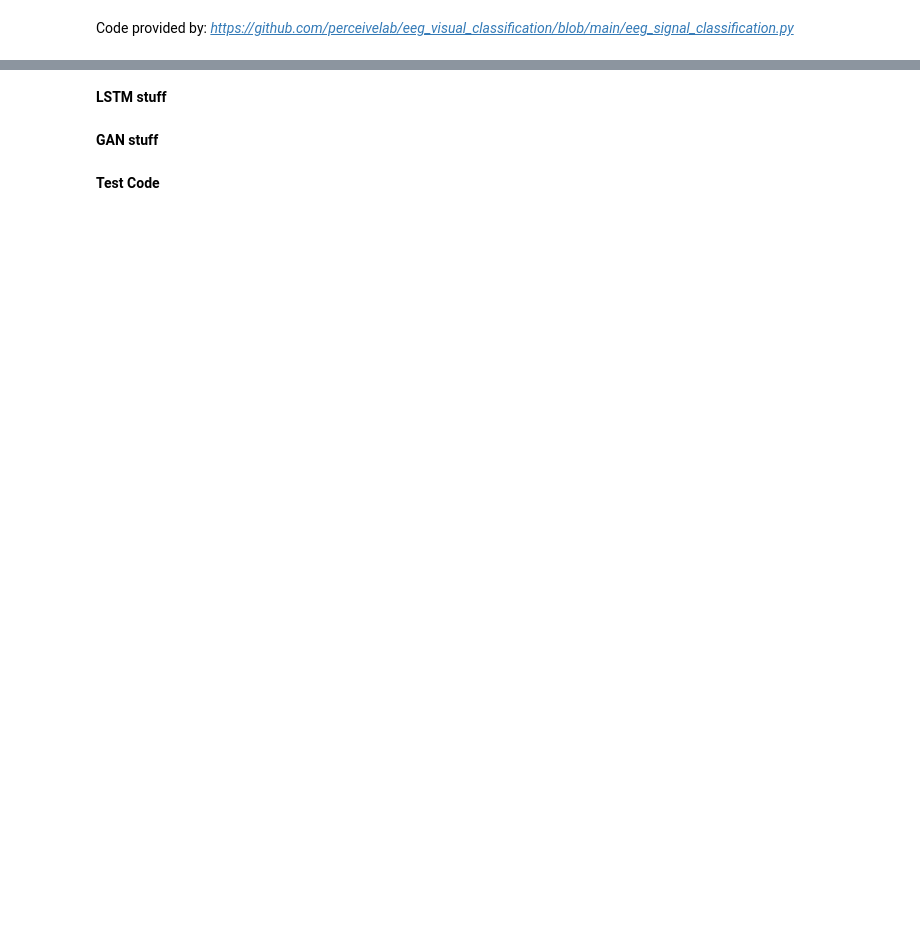
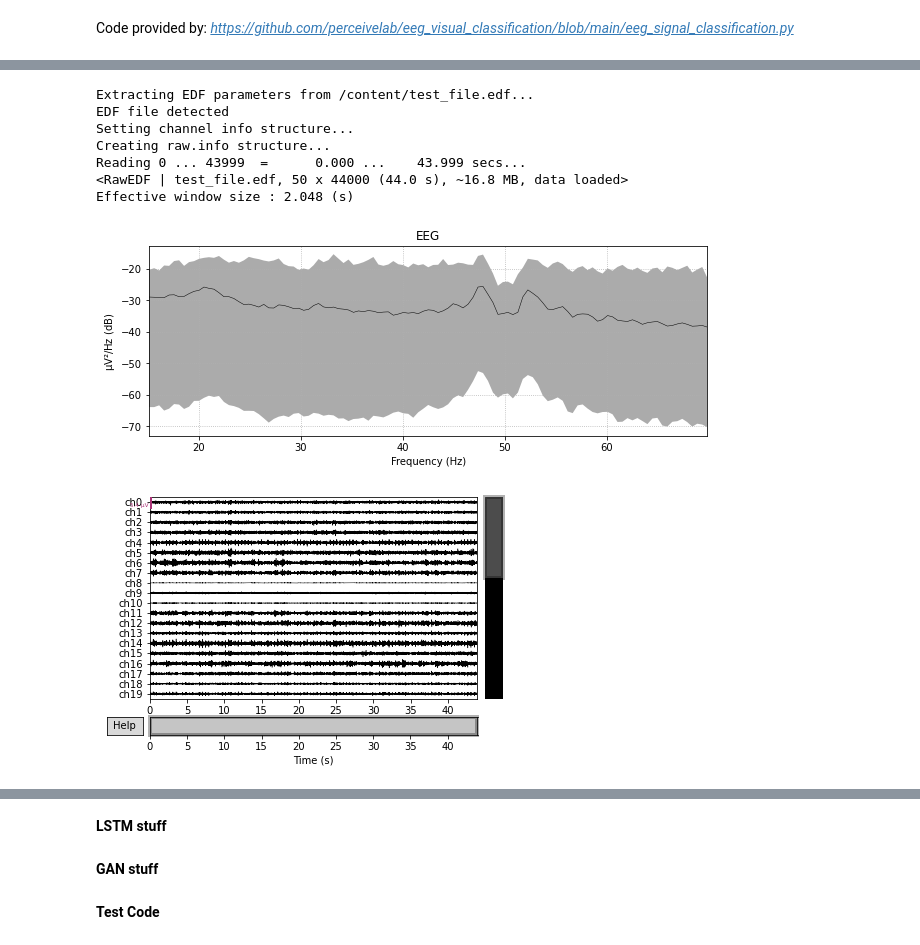
Before and after one commit to acardara/EEG-Decoding-to-Images, a Jupyter notebook: CSE_247_Project.ipynb, the cells around one changed output, grey strips where cells are left out. Drawn from its saved outputs; the diff is of its cells as text; code cells hidden in the pictures; blank space fills up the shorter version.

```diff
--- a/CSE_247_Project.ipynb
+++ b/CSE_247_Project.ipynb
@@ -144,0 +351,20 @@ class EEGDataset:
+# %%
+# write an edf file
+ch = 50
+signals = list(data.transpose(2,0,1)[0:ch,0:100,:])
+channel_names = list('ch'+str(i) for i in range(0,ch))
+signal_headers = highlevel.make_signal_headers(channel_names, sample_rate=1000)
+header = highlevel.make_header()
+highlevel.write_edf('test_file.edf', signals, signal_headers, header)
+
+visualizeData(test_path)
+# %% [output]
+Extracting EDF parameters from /content/test_file.edf...
+EDF file detected
+Setting channel info structure...
+Creating raw.info structure...
+Reading 0 ... 43999  =      0.000 ...    43.999 secs...
+<RawEDF | test_file.edf, 50 x 44000 (44.0 s), ~16.8 MB, data loaded>
+Effective window size : 2.048 (s)
+[figure, added]
+[figure, added]
```
Also changed, not shown: parts of 22 cells of this notebook.
